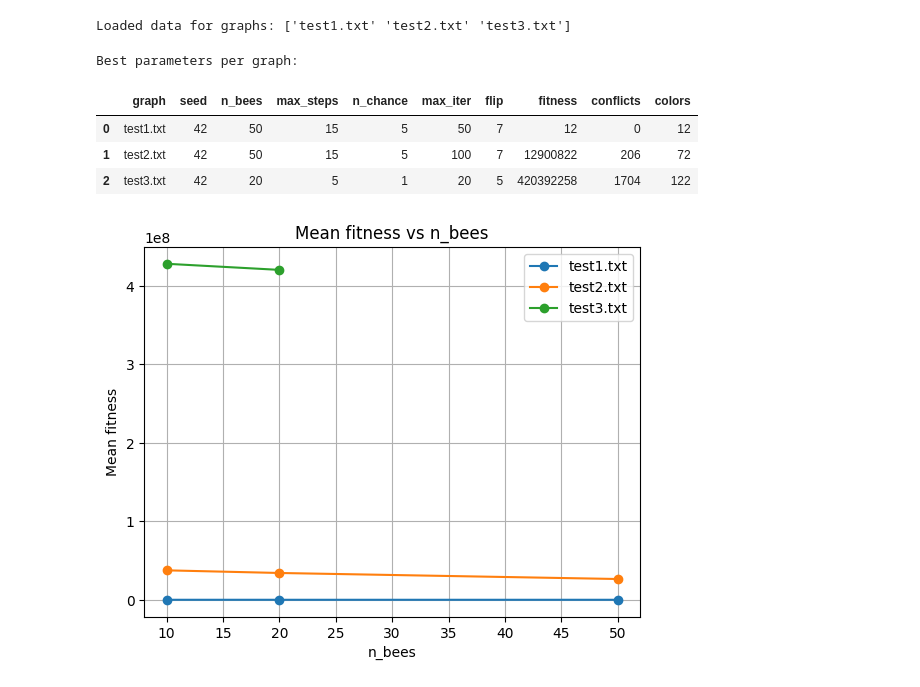
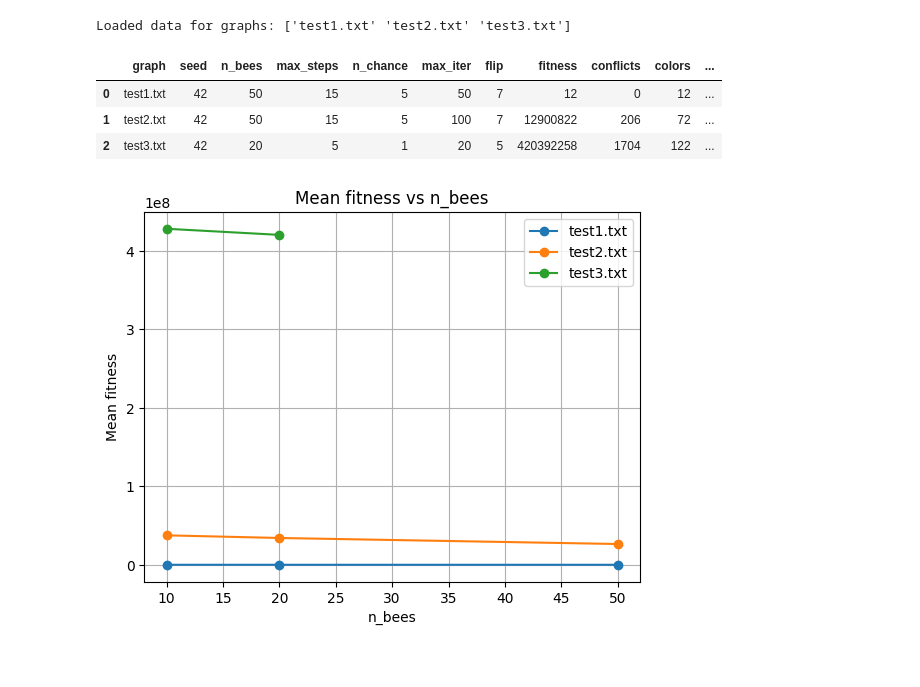
Before and after one commit to ali-boulahlib/Graph-Coloring-Problem-x-Bee-Swarm-Optimization--BSO-, a Jupyter notebook: notebooks/bso_analysis.ipynb, the cells around one changed output. Drawn from its saved outputs; the diff is of its cells as text; code cells hidden in the pictures.

```diff
--- a/notebooks/bso_analysis.ipynb
+++ b/notebooks/bso_analysis.ipynb
@@ -17,22 +17,44 @@ print("Loaded data for graphs:", graphs)
 # %% [output]
 Loaded data for graphs: ['test1.txt' 'test2.txt' 'test3.txt']
 # %%
-# Find best (lowest) fitness per graph
-best_params = []
+# Find best (lowest) fitness per graph (if tied take the one with the lowest conflicts if tied again take the one with the lowest colors)
+best = {}
 for g in graphs:
-    sub = df[df['graph'] == g]
-    idx = sub['fitness'].idxmin()
-    row = sub.loc[idx]
-    best_params.append(row[['graph', 'seed', 'n_bees', 'max_steps', 'n_chance', 'max_iter', 'flip', 'fitness', 'conflicts', 'colors']])
-best_df = pd.DataFrame(best_params).reset_index(drop=True)
-print("Best parameters per graph:")
+    # Filter for the current graph
+    df_g = df[df['graph'] == g]
+
+    # Find the best fitness
+    best_fitness = df_g['fitness'].min()
+
+    # Filter for the best fitness
+    df_best = df_g[df_g['fitness'] == best_fitness]
+
+    # If there are multiple, take the one with the lowest conflicts
+    if len(df_best) > 1:
+        best_conflicts = df_best['conflicts'].min()
+        df_best = df_best[df_best['conflicts'] == best_conflicts]
+
+        # If still tied, take the one with the lowest colors
+        if len(df_best) > 1:
+            best_colors = df_best['colors'].min()
+            df_best = df_best[df_best['colors'] == best_colors]
+
+    # Store the best parameters
+    best[g] = df_best.iloc[0]
+    #print(f"Best parameters for {g}: {best[g].to_dict()}")
+
+# Create a DataFrame to store the best parameters for each graph
+best_df = pd.DataFrame.from_dict(best, orient='index')
+best_df.reset_index(drop=True, inplace=True)
+best_df['graph'] = graphs
+best_df = best_df[['graph'] + [col for col in best_df.columns if col != 'graph']]
+
 best_df
 # %% [output]
-Best parameters per graph:
-|  | graph | seed | n_bees | max_steps | n_chance | max_iter | flip | fitness | conflicts | colors |
-| 0 | test1.txt | 42 | 50 | 15 | 5 | 50 | 7 | 12 | 0 | 12 |
-| 1 | test2.txt | 42 | 50 | 15 | 5 | 100 | 7 | 12900822 | 206 | 72 |
-| 2 | test3.txt | 42 | 20 | 5 | 1 | 20 | 5 | 420392258 | 1704 | 122 |
+|  | graph | seed | n_bees | max_steps | n_chance | max_iter | flip | fitness | conflicts | colors | ... |
+| 0 | test1.txt | 42 | 50 | 15 | 5 | 50 | 7 | 12 | 0 | 12 | ... |
+| 1 | test2.txt | 42 | 50 | 15 | 5 | 100 | 7 | 12900822 | 206 | 72 | ... |
+| 2 | test3.txt | 42 | 20 | 5 | 1 | 20 | 5 | 420392258 | 1704 | 122 | ... |
 # %%
 # a function that plots x by y for all graphs
 def plot_x_by_y(x, y):
```
